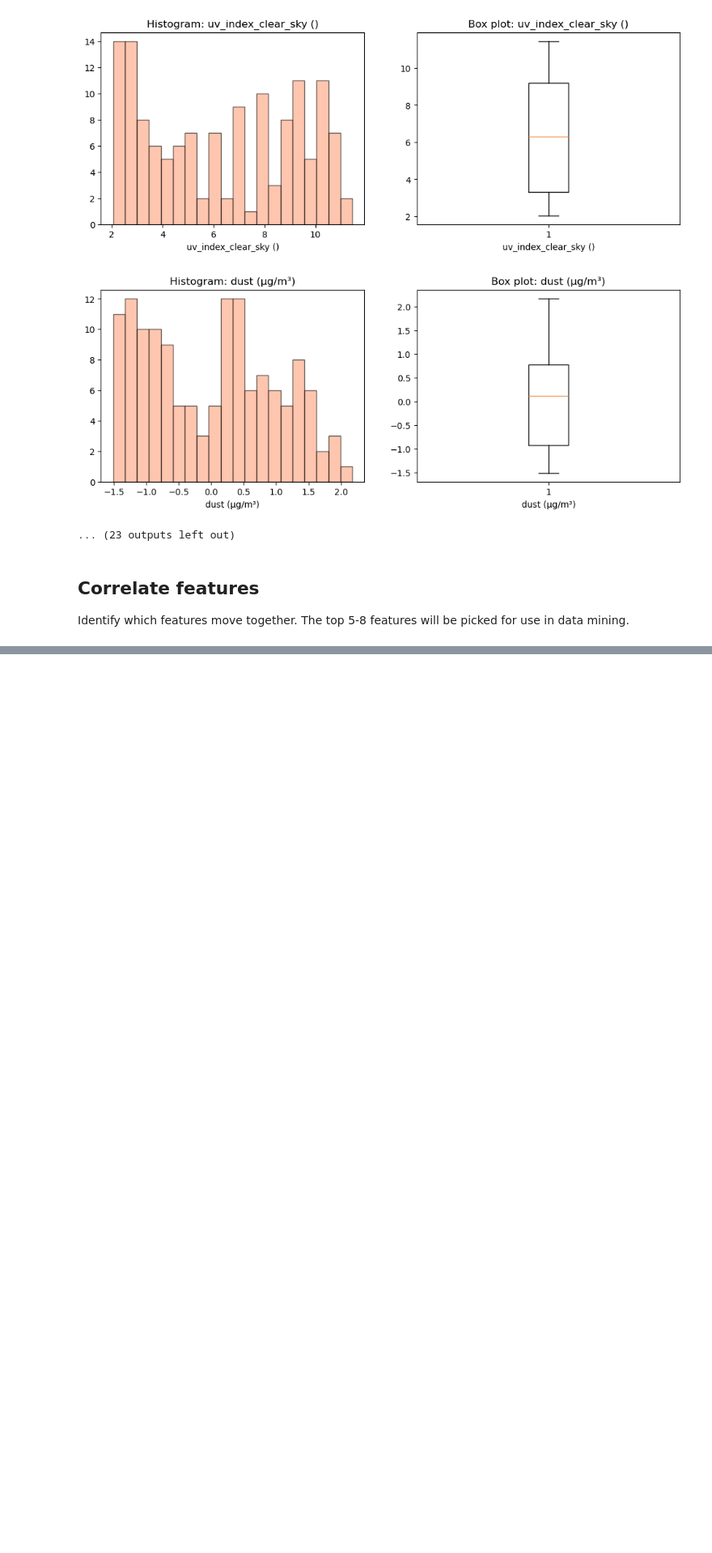
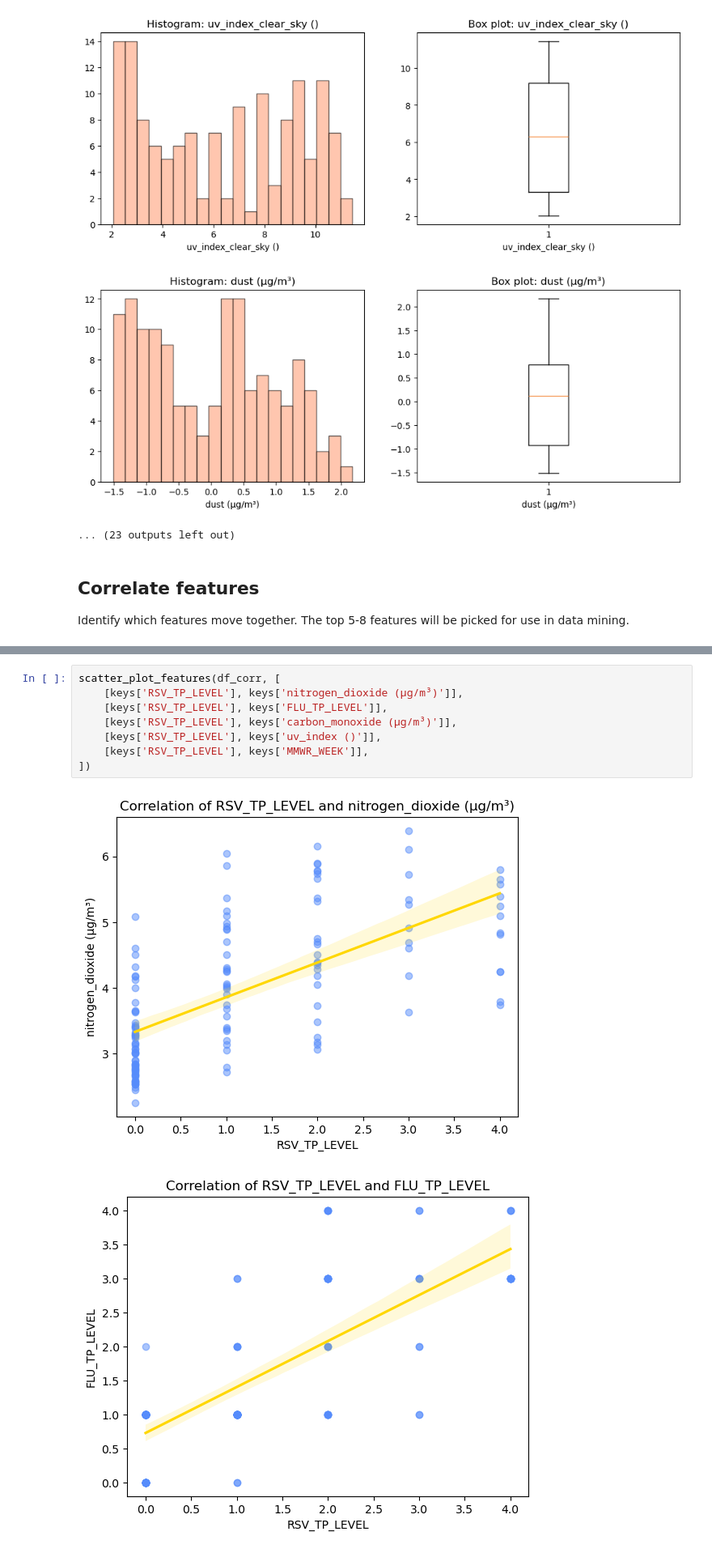
Before and after one commit to ianbunag/cmpe-255-data-mining-project, a Jupyter notebook: 04-01-data-preparation.ipynb, the cells around one changed output, grey strips where cells are left out. Shown at 81% size. Saved outputs shown, nothing was run; the diff lists cells and outputs as text; blank space fills up the shorter version.

Commit message:
Scattor and line plot correlated features

```diff
--- a/04-01-data-preparation.ipynb
+++ b/04-01-data-preparation.ipynb
@@ -353,0 +336,11 @@ correlate_features(df_corr, relevance=0.5, font_size=6)
+# %%
+scatter_plot_features(df_corr, [
+    [keys['RSV_TP_LEVEL'], keys['nitrogen_dioxide (μg/m³)']],
+    [keys['RSV_TP_LEVEL'], keys['FLU_TP_LEVEL']],
+    [keys['RSV_TP_LEVEL'], keys['carbon_monoxide (μg/m³)']],
+    [keys['RSV_TP_LEVEL'], keys['uv_index ()']],
+    [keys['RSV_TP_LEVEL'], keys['MMWR_WEEK']],
+])
+# %% [output]
+[figure, added]
+[figure, added]
```
Also changed, not shown: parts of 4 cells of this notebook, 3 other files.
